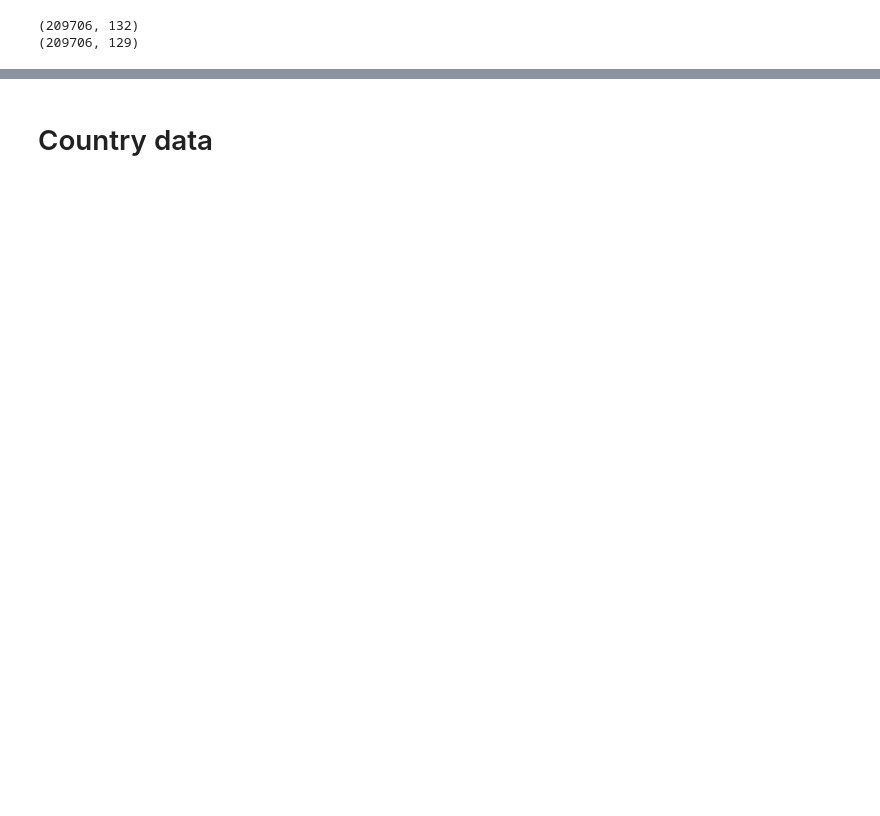
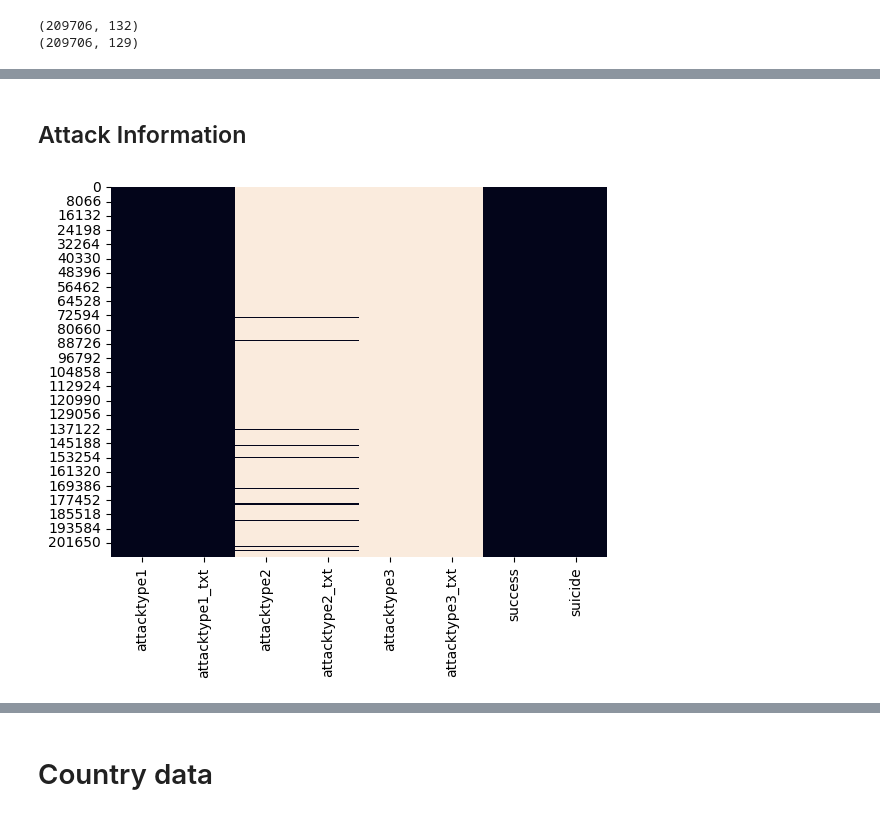
Before and after one commit to AndreasHansenAU/DataVizualizationProject, a Jupyter notebook: data_cleaning.ipynb, the cells around one changed output, grey strips where cells are left out. Drawn from its saved outputs; the diff is of its cells as text; code cells hidden in the pictures; blank space fills up the shorter version.

```diff
--- a/data_cleaning.ipynb
+++ b/data_cleaning.ipynb
@@ -59,3 +95,11 @@ print(df_terror.shape)
+# %% [markdown]
+## Attack Information
+# %%
+columnnames_attack_information = ['attacktype1', 'attacktype1_txt', 'attacktype2', 'attacktype2_txt', 'attacktype3', 'attacktype3_txt',
+                                  'success', 'suicide']
+missingness_map(df_terror, columnnames_attack_information)
+# %% [output]
+[figure, added]
 # %%
 def clean_attack_information(df):
     df_cleaned = df.drop(columns=['attacktype2', 'attacktype2_txt', 'attacktype3', 'attacktype3_txt'])
```
Also changed, not shown: parts of 37 cells of this notebook.
